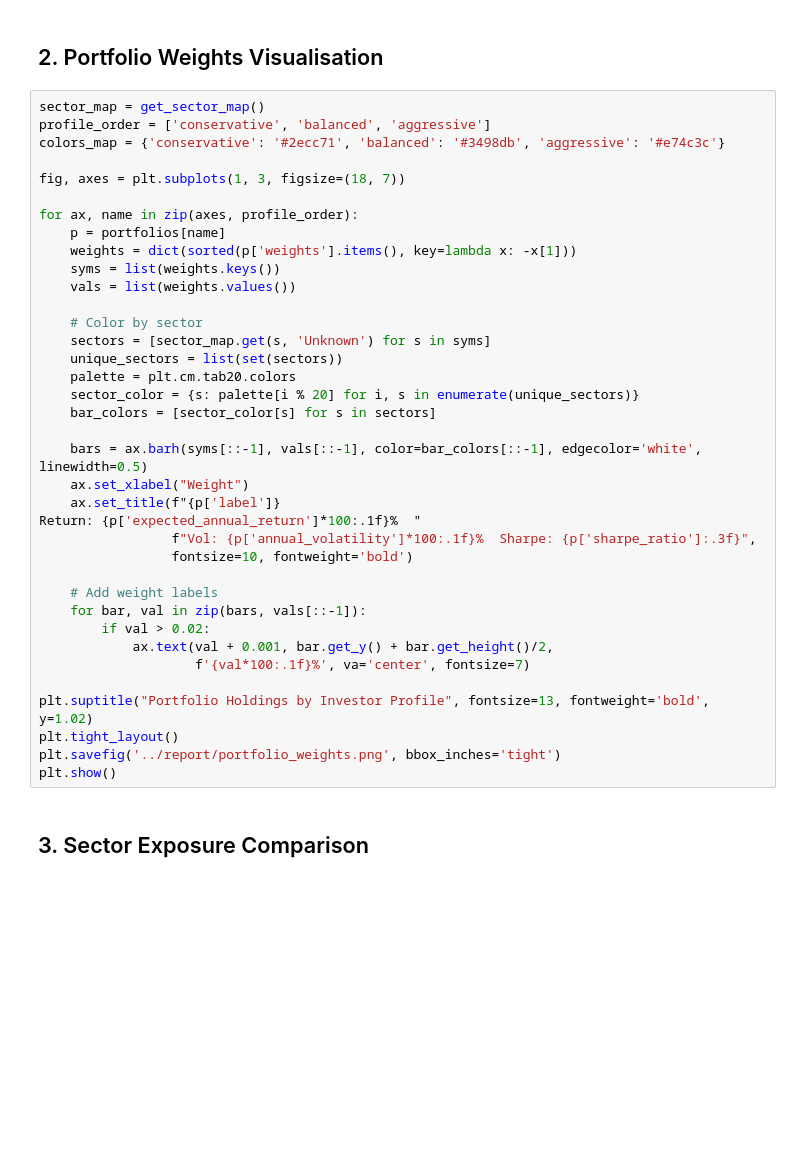
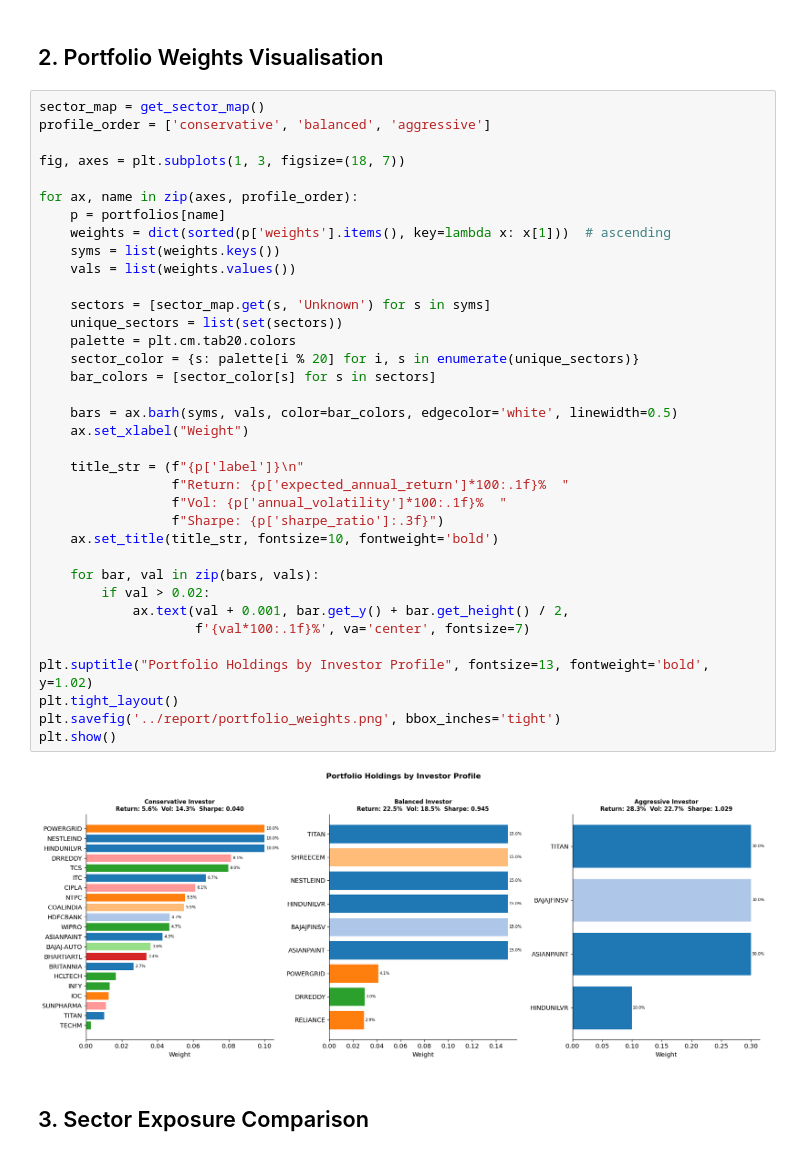
Before and after one commit to agcode-maker/investment-intelligence-nifty50, a Jupyter notebook: notebooks/04_portfolio_construction.ipynb, the cells around one changed output. Drawn from its saved outputs; the diff is of its cells as text; blank space fills up the shorter version.

```diff
--- a/notebooks/04_portfolio_construction.ipynb
+++ b/notebooks/04_portfolio_construction.ipynb
@@ -41,40 +60,41 @@ for name, p in portfolios.items():
 # %%
 sector_map = get_sector_map()
 profile_order = ['conservative', 'balanced', 'aggressive']
-colors_map = {'conservative': '#2ecc71', 'balanced': '#3498db', 'aggressive': '#e74c3c'}
 
 fig, axes = plt.subplots(1, 3, figsize=(18, 7))
 
 for ax, name in zip(axes, profile_order):
     p = portfolios[name]
-    weights = dict(sorted(p['weights'].items(), key=lambda x: -x[1]))
+    weights = dict(sorted(p['weights'].items(), key=lambda x: x[1]))  # ascending
     syms = list(weights.keys())
     vals = list(weights.values())
 
-    # Color by sector
     sectors = [sector_map.get(s, 'Unknown') for s in syms]
     unique_sectors = list(set(sectors))
     palette = plt.cm.tab20.colors
     sector_color = {s: palette[i % 20] for i, s in enumerate(unique_sectors)}
     bar_colors = [sector_color[s] for s in sectors]
 
-    bars = ax.barh(syms[::-1], vals[::-1], color=bar_colors[::-1], edgecolor='white', linewidth=0.5)
+    bars = ax.barh(syms, vals, color=bar_colors, edgecolor='white', linewidth=0.5)
     ax.set_xlabel("Weight")
-    ax.set_title(f"{p['label']}
-Return: {p['expected_annual_return']*100:.1f}%  "
-                 f"Vol: {p['annual_volatility']*100:.1f}%  Sharpe: {p['sharpe_ratio']:.3f}",
-                 fontsize=10, fontweight='bold')
 
-    # Add weight labels
-    for bar, val in zip(bars, vals[::-1]):
+    title_str = (f"{p['label']}\n"
+                 f"Return: {p['expected_annual_return']*100:.1f}%  "
+                 f"Vol: {p['annual_volatility']*100:.1f}%  "
+                 f"Sharpe: {p['sharpe_ratio']:.3f}")
+    ax.set_title(title_str, fontsize=10, fontweight='bold')
+
+    for bar, val in zip(bars, vals):
         if val > 0.02:
-            ax.text(val + 0.001, bar.get_y() + bar.get_height()/2,
+            ax.text(val + 0.001, bar.get_y() + bar.get_height() / 2,
                     f'{val*100:.1f}%', va='center', fontsize=7)
 
 plt.suptitle("Portfolio Holdings by Investor Profile", fontsize=13, fontweight='bold', y=1.02)
 plt.tight_layout()
 plt.savefig('../report/portfolio_weights.png', bbox_inches='tight')
 plt.show()
+# %% [output]
+[figure, added]
 # %% [markdown]
 ## 3. Sector Exposure Comparison
 # %%
```
Also changed, not shown: parts of 6 cells of this notebook, 2 other files.
